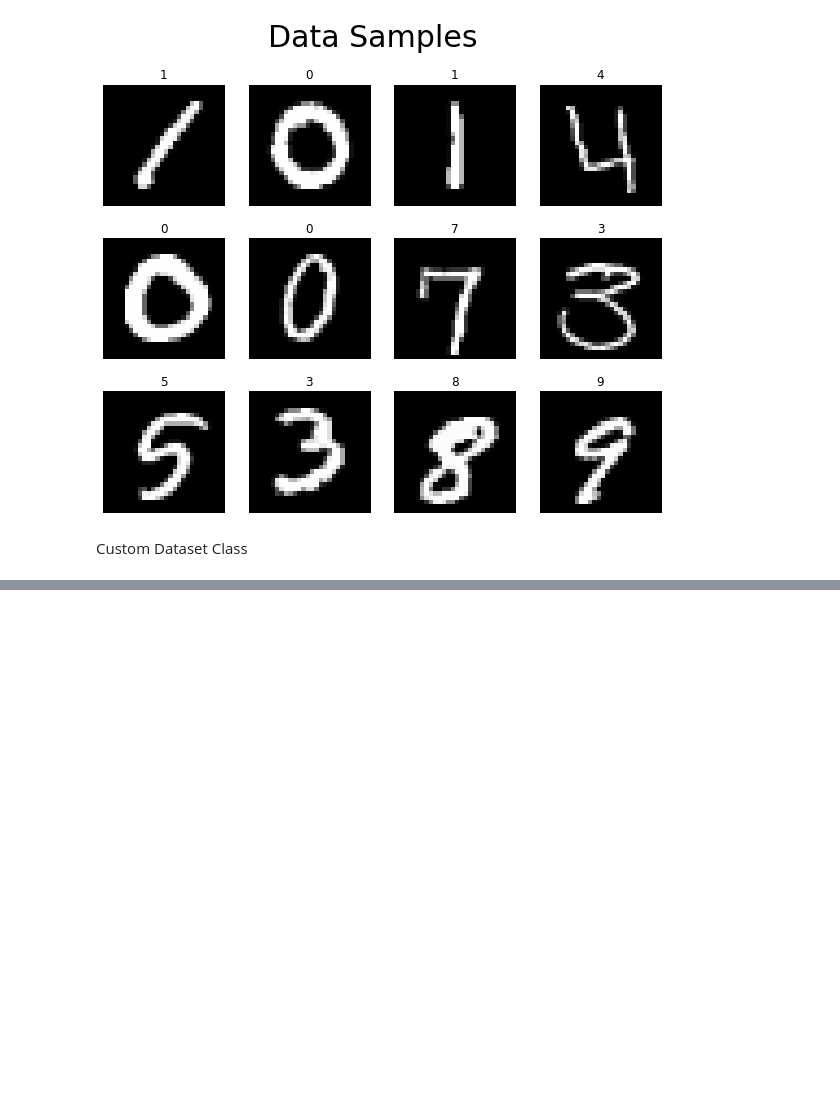
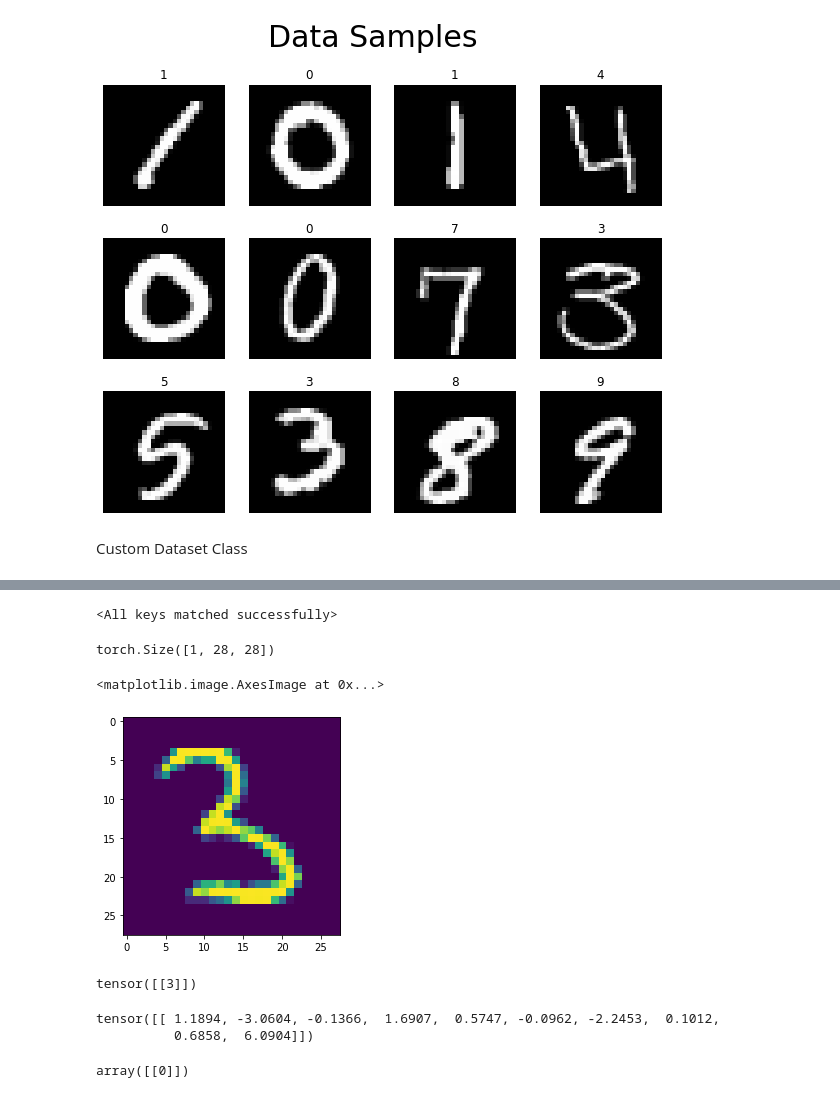
Before and after one commit to abhijitdarekar/MINST-Digit-Recognizer, a Jupyter notebook: notebooks/model_training.ipynb, the cells around one changed output, grey strips where cells are left out. Saved outputs shown, nothing was run; the diff lists cells and outputs as text; code cells hidden in the pictures; blank space fills up the shorter version.

Commit message:
Model  Training

```diff
--- a/notebooks/model_training.ipynb
+++ b/notebooks/model_training.ipynb
@@ -181,0 +84,35 @@ Model
+# %%
+BATCH_SIZE = 100
+VALID_SIZE = 0.15 # percentage of data for validation
+
+transform_train = transforms.Compose([
+    transforms.ToPILImage(),
+    transforms.ToTensor(),
+    transforms.Normalize(mean=(0.5,), std=(0.5,))
+])
+
+transform_valid = transforms.Compose([
+    transforms.ToPILImage(),
+    transforms.ToTensor(),
+    transforms.Normalize(mean=(0.5,), std=(0.5,))
+])
+
+# Creating datasets for training and validation
+train_data = DatasetMNIST(train_df, transform=transform_train)
+valid_data = DatasetMNIST(train_df, transform=transform_valid)
+
+# Shuffling data and choosing data that will be used for training and validation
+num_train = len(train_data)
+indices = list(range(num_train))
+np.random.shuffle(indices)
+split = int(np.floor(VALID_SIZE * num_train))
+train_idx, valid_idx = indices[split:], indices[:split]
+
+train_sampler = SubsetRandomSampler(train_idx)
+valid_sampler = SubsetRandomSampler(valid_idx)
+
+train_loader = torch.utils.data.DataLoader(train_data, batch_size=BATCH_SIZE, sampler=train_sampler)
+valid_loader = torch.utils.data.DataLoader(valid_data, batch_size=BATCH_SIZE, sampler=valid_sampler)
+
+print(f"Length train: {len(train_idx)}")
+print(f"Length valid: {len(valid_idx)}")
@@ -273,0 +353,14 @@ len(train_loader)
+# %%
+model2 = Model()
+model2.load_state_dict(torch.load('model_mtl_mnist.pt'))
+# %% [output]
+<All keys matched successfully>
+# %%
+a,b = next(iter(valid_loader))
+# %%
+c = a[99]
+d = b[99]
+# %%
+c.shape
+# %% [output]
+torch.Size([1, 28, 28])
@@ -273,0 +371,18 @@ len(train_loader)
+# %%
+plt.imshow(c.squeeze())
+# %% [output]
+<matplotlib.image.AxesImage at 0x...>
+[figure, added]
+# %%
+top_class
+# %% [output]
+tensor([[3]])
+# %%
+test
+# %% [output]
+tensor([[ 1.1894, -3.0604, -0.1366,  1.6907,  0.5747, -0.0962, -2.2453,  0.1012,
+          0.6858,  6.0904]])
+# %%
+top_class.numpy()
+# %% [output]
+array([[0]])
```
Also changed, not shown: parts of 26 cells of this notebook, 4 other files.
